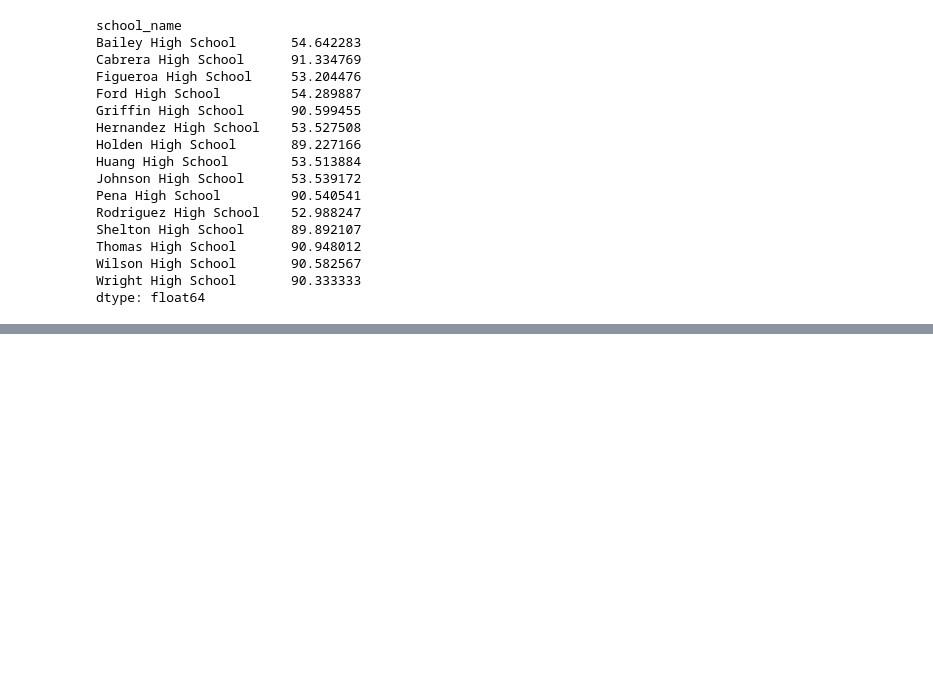
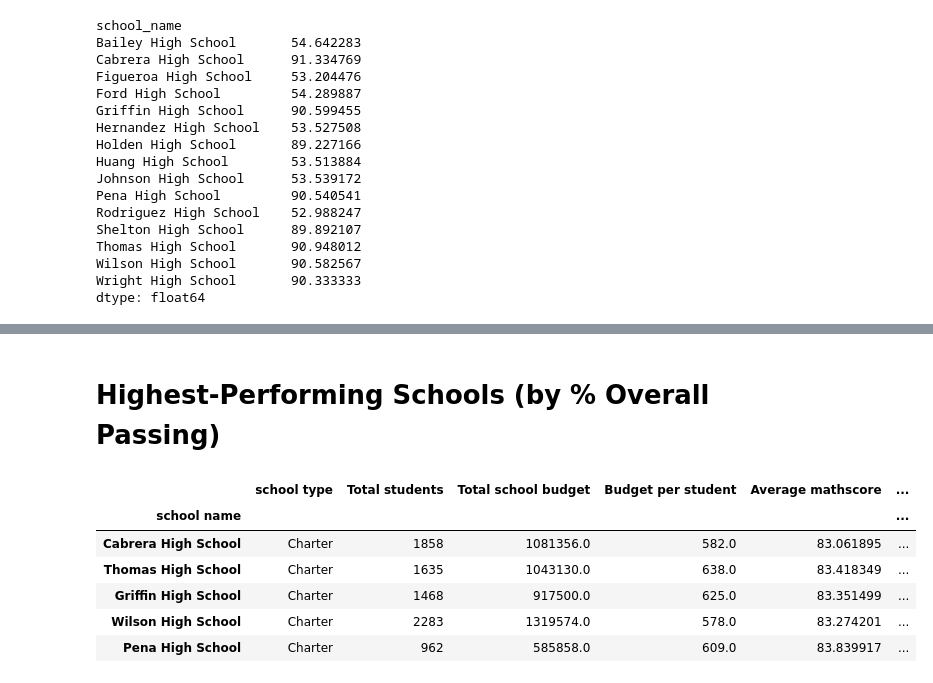
Before and after one commit to FNAGHAV/pandas-challenge, a Jupyter notebook: PyCitySchools/main.ipynb, the cells around one changed output, grey strips where cells are left out. Saved outputs shown, nothing was run; the diff lists cells and outputs as text; code cells hidden in the pictures; blank space fills up the shorter version.

```diff
--- a/PyCitySchools/main.ipynb
+++ b/PyCitySchools/main.ipynb
@@ -410,3 +403,16 @@ Per_School_summary
 | Wright High School | Charter | 1800 | 1049400.0 | 583.0 | 83.682222 | ... |
 # %%
 # mapping
+# %% [markdown]
+# Highest-Performing Schools (by % Overall Passing)
+# %%
+Top_schools = pd.DataFrame(Per_School_summary.sort_values("overall passing percentage",ascending = False))
+Top_schools.head(5)
+# %% [output]
+|  | school type | Total students | Total school budget | Budget per student | Average mathscore | ... |
+| school name |  |  |  |  |  | ... |
+| Cabrera High School | Charter | 1858 | 1081356.0 | 582.0 | 83.061895 | ... |
+| Thomas High School | Charter | 1635 | 1043130.0 | 638.0 | 83.418349 | ... |
+| Griffin High School | Charter | 1468 | 917500.0 | 625.0 | 83.351499 | ... |
+| Wilson High School | Charter | 2283 | 1319574.0 | 578.0 | 83.274201 | ... |
+| Pena High School | Charter | 962 | 585858.0 | 609.0 | 83.839917 | ... |
```
Also changed, not shown: parts of 10 cells of this notebook.
